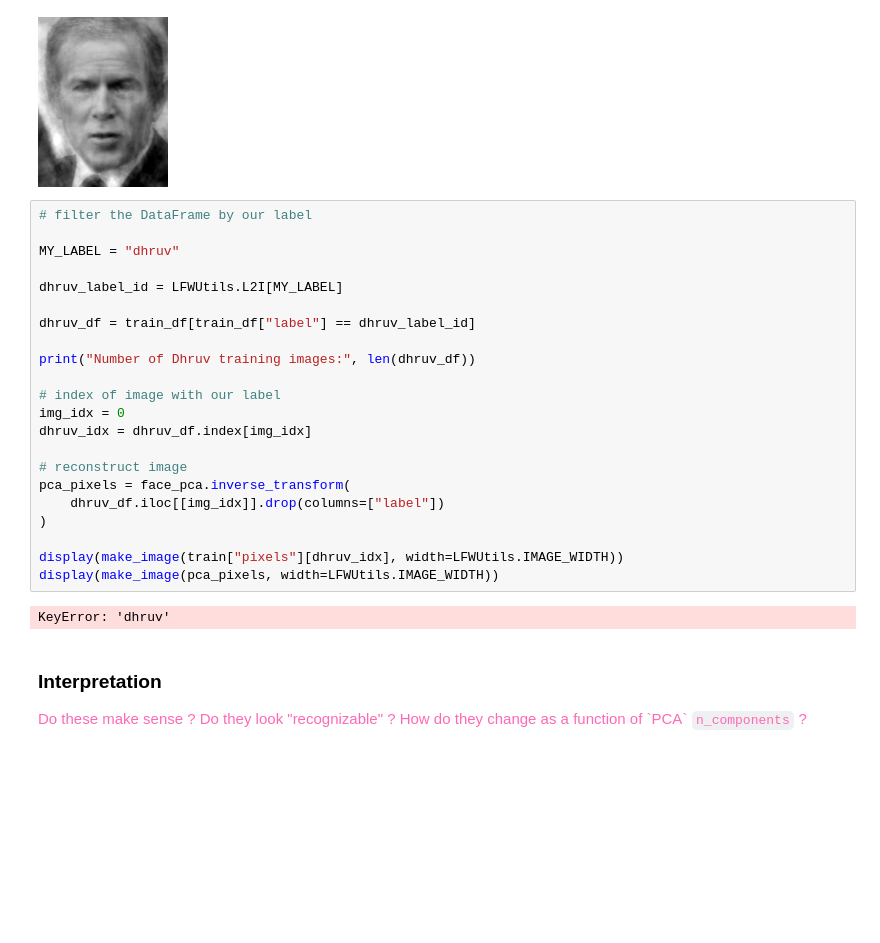
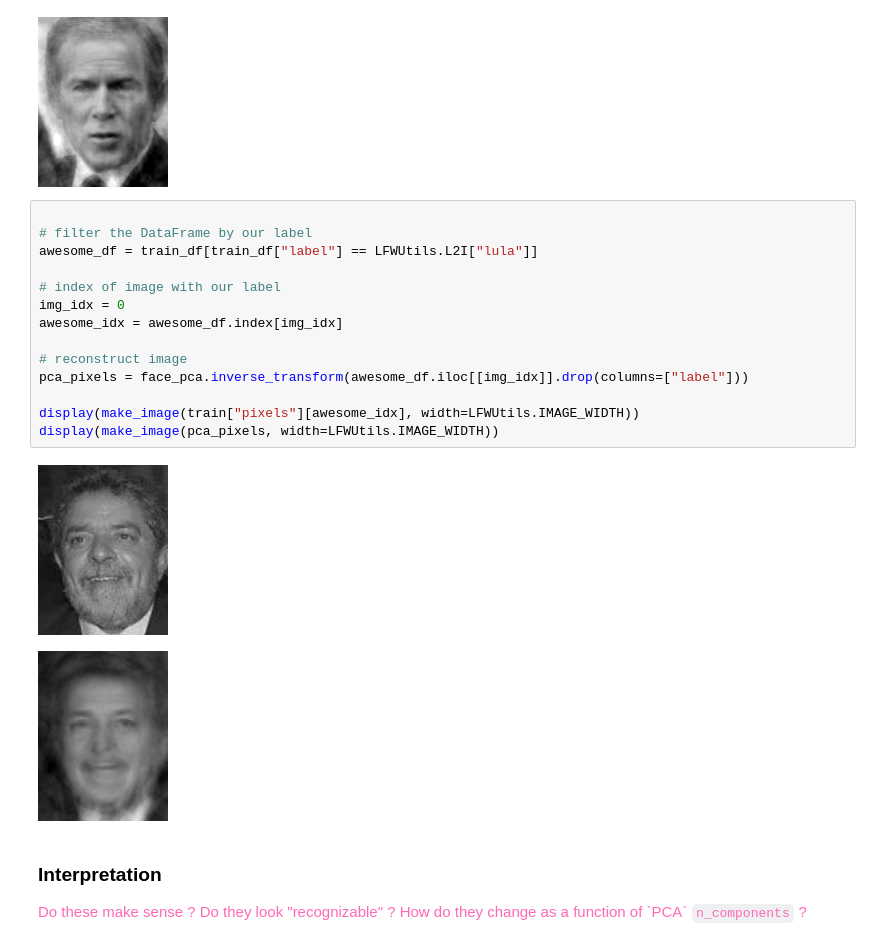
Before and after one commit to dhruvkorasala100/HW11, a Jupyter notebook: Homework11.ipynb, the cells around one changed output. Cells and saved outputs as stored; diff of their text form; blank space fills up the shorter version.

```diff
--- a/Homework11.ipynb
+++ b/Homework11.ipynb
@@ -173,29 +173,22 @@ display(make_image(pca_pixels, width=LFWUtils.IMAGE_SIZE[0]))
 [figure]
 [figure]
 # %%
+
 # filter the DataFrame by our label
-
-MY_LABEL = "dhruv"
-
-dhruv_label_id = LFWUtils.L2I[MY_LABEL]
-
-dhruv_df = train_df[train_df["label"] == dhruv_label_id]
-
-print("Number of Dhruv training images:", len(dhruv_df))
+awesome_df = train_df[train_df["label"] == LFWUtils.L2I["lula"]]
 
 # index of image with our label
 img_idx = 0
-dhruv_idx = dhruv_df.index[img_idx]
+awesome_idx = awesome_df.index[img_idx]
 
 # reconstruct image
-pca_pixels = face_pca.inverse_transform(
-    dhruv_df.iloc[[img_idx]].drop(columns=["label"])
-)
+pca_pixels = face_pca.inverse_transform(awesome_df.iloc[[img_idx]].drop(columns=["label"]))
 
-display(make_image(train["pixels"][dhruv_idx], width=LFWUtils.IMAGE_WIDTH))
+display(make_image(train["pixels"][awesome_idx], width=LFWUtils.IMAGE_WIDTH))
 display(make_image(pca_pixels, width=LFWUtils.IMAGE_WIDTH))
 # %% [output]
-KeyError: 'dhruv'
+[figure, added]
+[figure, added]
 # %% [markdown]
 ### Interpretation
 
```
Also changed, not shown: parts of 6 cells of this notebook.
